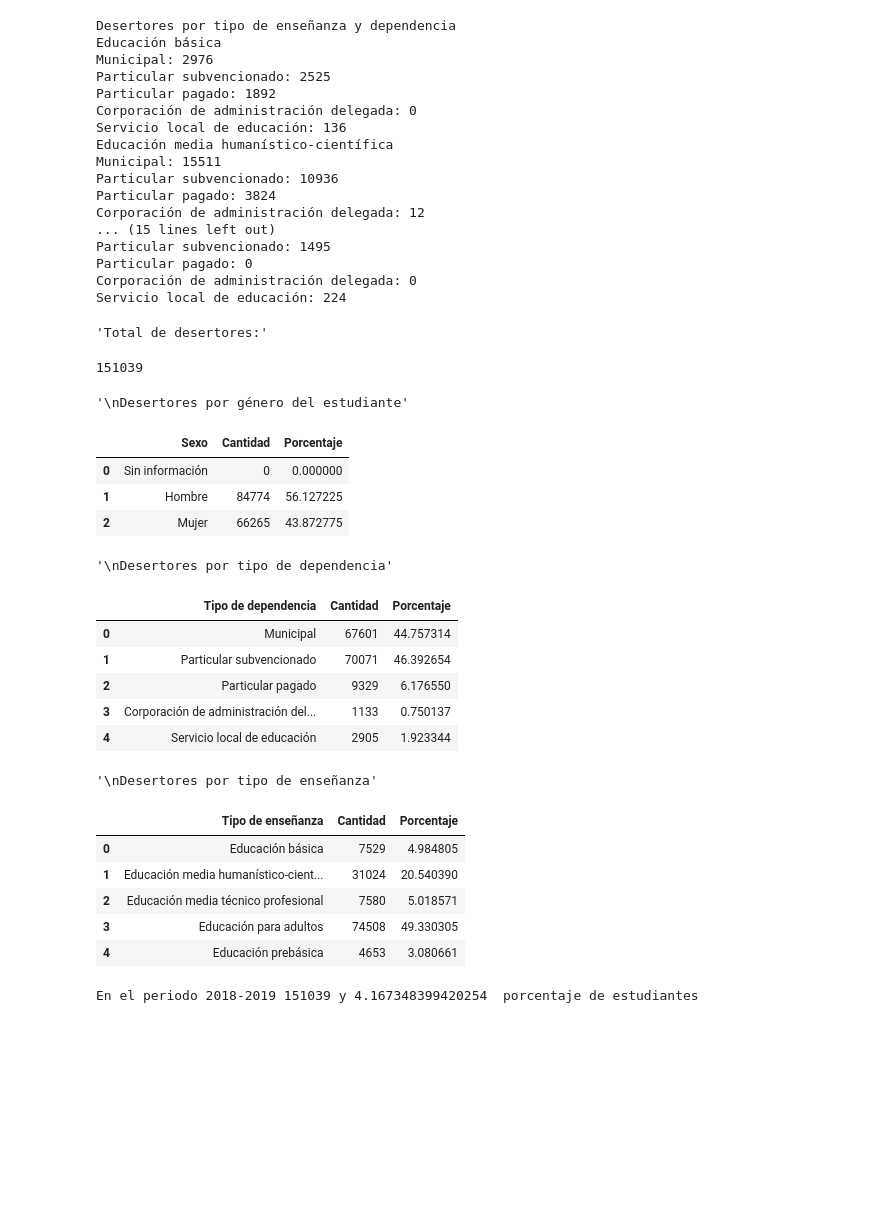
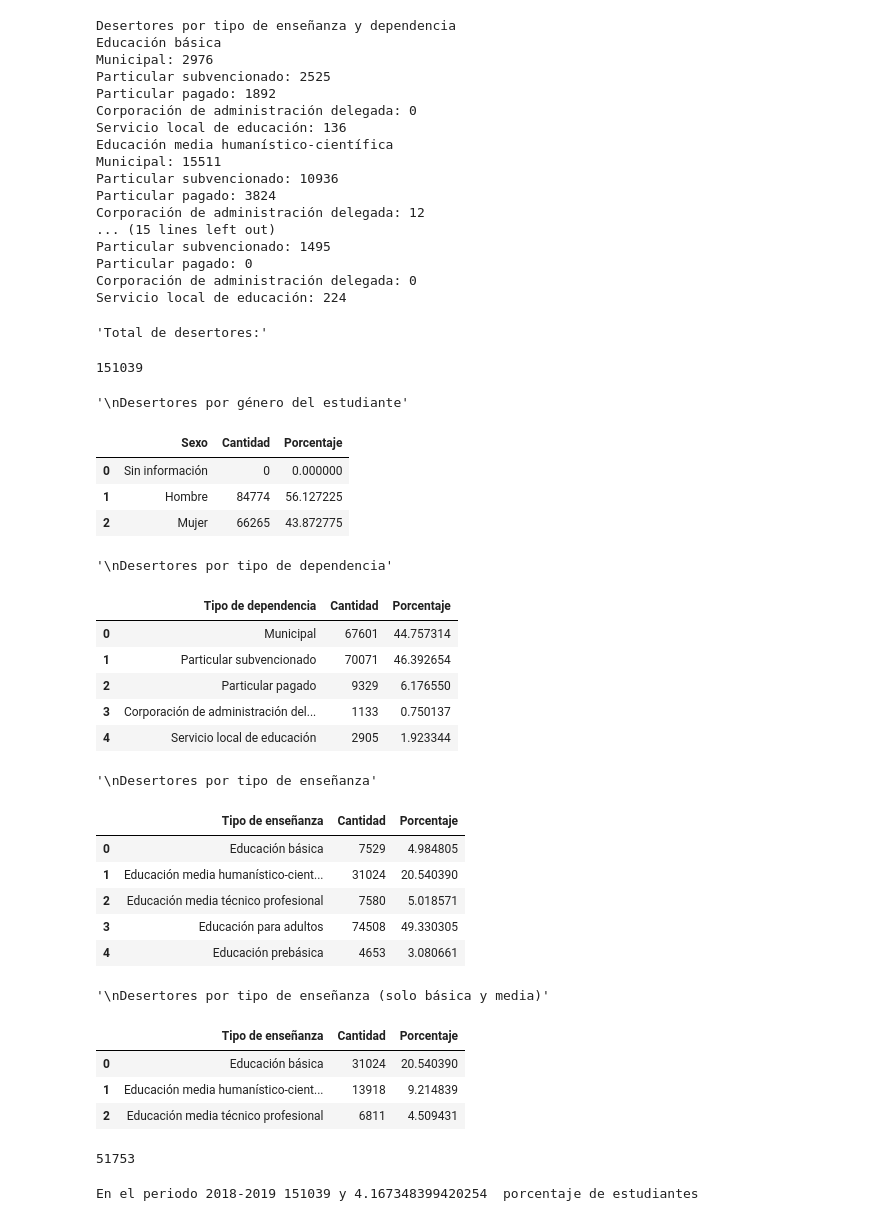
Before and after one commit to davidlealo/diplomadodatascienceuc2023, a Jupyter notebook: 02_entrega/entrega2.ipynb, the cells around one changed output. Cells and saved outputs as stored; diff of their text form; code cells hidden in the pictures; blank space fills up the shorter version.

Commit message:
Nuevo DF sin adultos y prebasica 2018-2019

```diff
--- a/02_entrega/entrega2.ipynb
+++ b/02_entrega/entrega2.ipynb
@@ -707,6 +707,7 @@ Servicio local de educación: 224
 df_genero = pd.DataFrame()
 df_tipo_dependencia = pd.DataFrame()
 df_tipo_ensenanza = pd.DataFrame()
+df_tipo_ensenanza2 = pd.DataFrame()
 df_tipo_ensenanza_genero = pd.DataFrame()
 df_tipo_ensenanza_dependencia = pd.DataFrame()
 
@@ -727,38 +728,54 @@ df_tipo_ensenanza['Tipo de enseñanza'] = ['Educación básica', 'Educación med
 df_tipo_ensenanza['Cantidad'] = [((desertores_2018_2019['COD_ENSE2'] == i).sum()) for i in [1, 2, 3, 6, 8]]
 df_tipo_ensenanza['Porcentaje'] = [((desertores_2018_2019['COD_ENSE2'] == i).sum()) / len(desertores_2018_2019) * 100 for i in [1, 2, 3, 6, 8]]
 
+df_tipo_ensenanza2['Tipo de enseñanza'] = ['Educación básica', 'Educación media humanístico-científica', 'Educación media técnico profesional']
+df_tipo_ensenanza2['Cantidad'] = [((desertores_2018_2019['COD_ENSE2'] == i).sum()) for i in [2, 5, 7]]
+df_tipo_ensenanza2['Porcentaje'] = [((desertores_2018_2019['COD_ENSE2'] == i).sum()) / len(desertores_2018_2019) * 100 for i in [2, 5, 7]]
 
 
 # Imprimir dataframes
 display("Total de desertores:", len(desertores_2018_2019))
 display("\nDesertores por género del estudiante")
 display(df_genero)
 display("\nDesertores por tipo de dependencia")
 display(df_tipo_dependencia)
 display("\nDesertores por tipo de enseñanza")
 display(df_tipo_ensenanza)
+display("\nDesertores por tipo de enseñanza (solo básica y media)")
+display(df_tipo_ensenanza2)
 # %% [output]
 'Total de desertores:'
 151039
 '\nDesertores por género del estudiante'
 |  | Sexo | Cantidad | Porcentaje |
 | 0 | Sin información | 0 | 0.000000 |
 | 1 | Hombre | 84774 | 56.127225 |
 | 2 | Mujer | 66265 | 43.872775 |
 '\nDesertores por tipo de dependencia'
 |  | Tipo de dependencia | Cantidad | Porcentaje |
 | 0 | Municipal | 67601 | 44.757314 |
 | 1 | Particular subvencionado | 70071 | 46.392654 |
 | 2 | Particular pagado | 9329 | 6.176550 |
 | 3 | Corporación de administración del... | 1133 | 0.750137 |
 | 4 | Servicio local de educación | 2905 | 1.923344 |
 '\nDesertores por tipo de enseñanza'
 |  | Tipo de enseñanza | Cantidad | Porcentaje |
 | 0 | Educación básica | 7529 | 4.984805 |
 | 1 | Educación media humanístico-cient... | 31024 | 20.540390 |
 | 2 | Educación media técnico profesional | 7580 | 5.018571 |
 | 3 | Educación para adultos | 74508 | 49.330305 |
 | 4 | Educación prebásica | 4653 | 3.080661 |
+'\nDesertores por tipo de enseñanza (solo básica y media)'
+|  | Tipo de enseñanza | Cantidad | Porcentaje |
+| 0 | Educación básica | 31024 | 20.540390 |
+| 1 | Educación media humanístico-cient... | 13918 | 9.214839 |
+| 2 | Educación media técnico profesional | 6811 | 4.509431 |
+# %%
+# Suma de estudiantes desertores sin adultos y prebásica
+suma_menos_adultos = 31024 + 13918 + 6811
+print(suma_menos_adultos)
+# %% [output]
+51753
 # %%
 # Comparación 2018-2019
 
```
